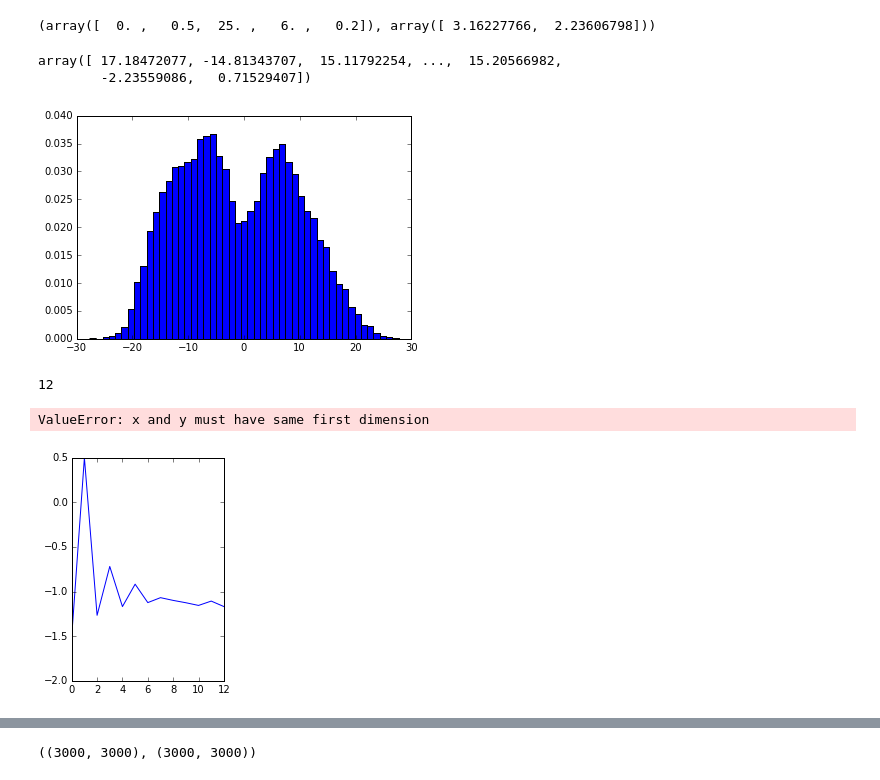
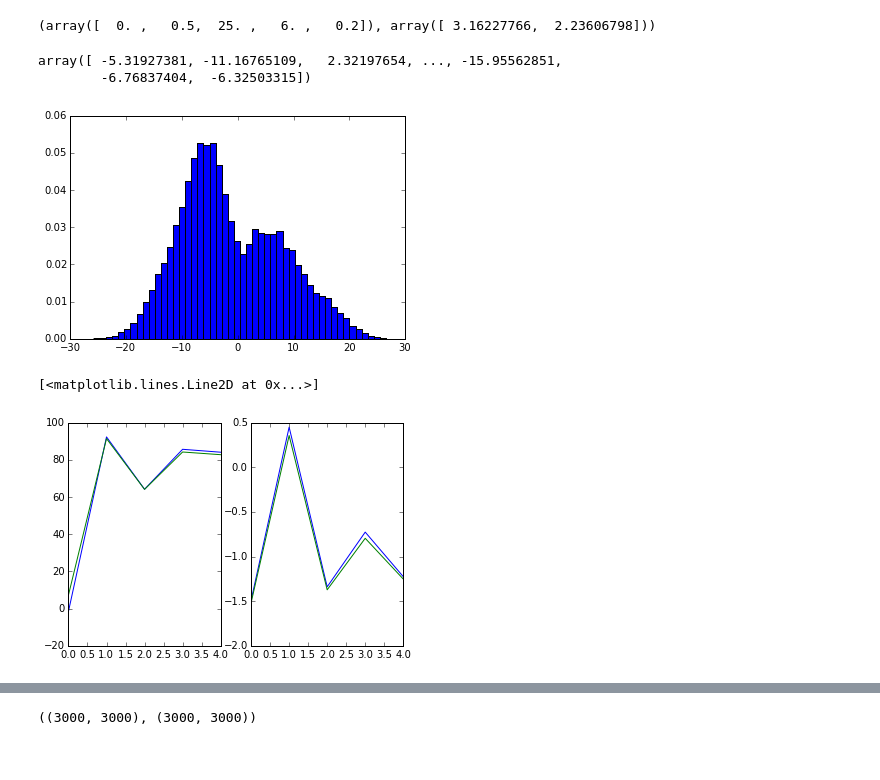
Before and after one commit to masomatics/snapshot2015, a Jupyter notebook: notes/Untitled.ipynb, the cells around one changed output, grey strips where cells are left out. Drawn from its saved outputs; the diff is of its cells as text; code cells hidden in the pictures.

```diff
--- a/notes/Untitled.ipynb
+++ b/notes/Untitled.ipynb
@@ -28,8 +28,8 @@ x0 = np.random.normal(init,  np.sqrt(5) , Nx0)
 T0 = 4
 xnow = x0
 pnow = np.power(x0 - init,2)
-xmean = np.array([0.]*(T+1))
-xmean2 = np.array([0.]*(T+1))
+xmean = np.array([0.]*(T0+1))
+xmean2 = np.array([0.]*(T0+1))
 
 xmean[0] = np.mean(x0)
 xmean2[0] = np.mean(x0)
@@ -47,26 +47,22 @@ mmts = simul.moment_history(dsystem, powers, Nx = Nx0)
 
 xnow
 # %% [output]
-array([ 17.18472077, -14.81343707,  15.11792254, ...,  15.20566982,
-        -2.23559086,   0.71529407])
+array([ -5.31927381, -11.16765109,   2.32197654, ..., -15.95562851,
+        -6.76837404,  -6.32503315])
 # %%
 xplot= plt.hist(xnow,bins=50, normed=True)
 # %% [output]
-[figure, old version]
+[figure, new version]
-# %%
-T
-# %% [output]
-12
 # %%
 plt.subplot(1,2,0)
-plt.plot(range(0,T+1,1), xmean)
-plt.plot(range(0,T+1,1), mmts[0])
+plt.plot(range(0,T0+1,1), xmean)
+plt.plot(range(0,T0+1,1), mmts[0])
 plt.subplot(1,2,1)
-plt.plot(range(0,T+1,1), xmean2)
-plt.plot(range(0,T+1,1), mmts[1])
+plt.plot(range(0,T0+1,1), xmean2)
+plt.plot(range(0,T0+1,1), mmts[1])
 # %% [output]
-ValueError: x and y must have same first dimension
+[<matplotlib.lines.Line2D at 0x...>]
-[figure, old version]
+[figure, new version]
 # %%
 mmts, xmean
 # %% [output]
```
Also changed, not shown: parts of 38 cells of this notebook, 2 other files.
